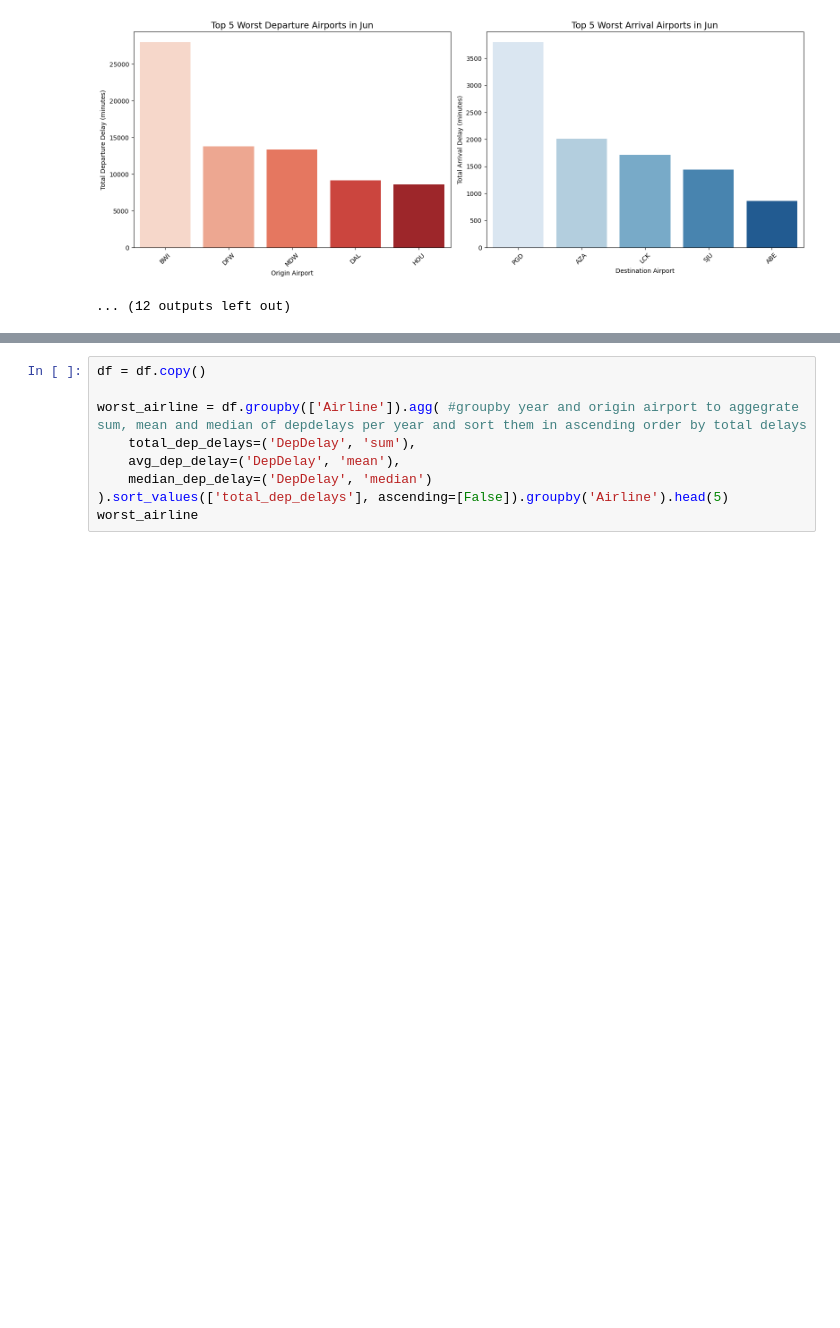
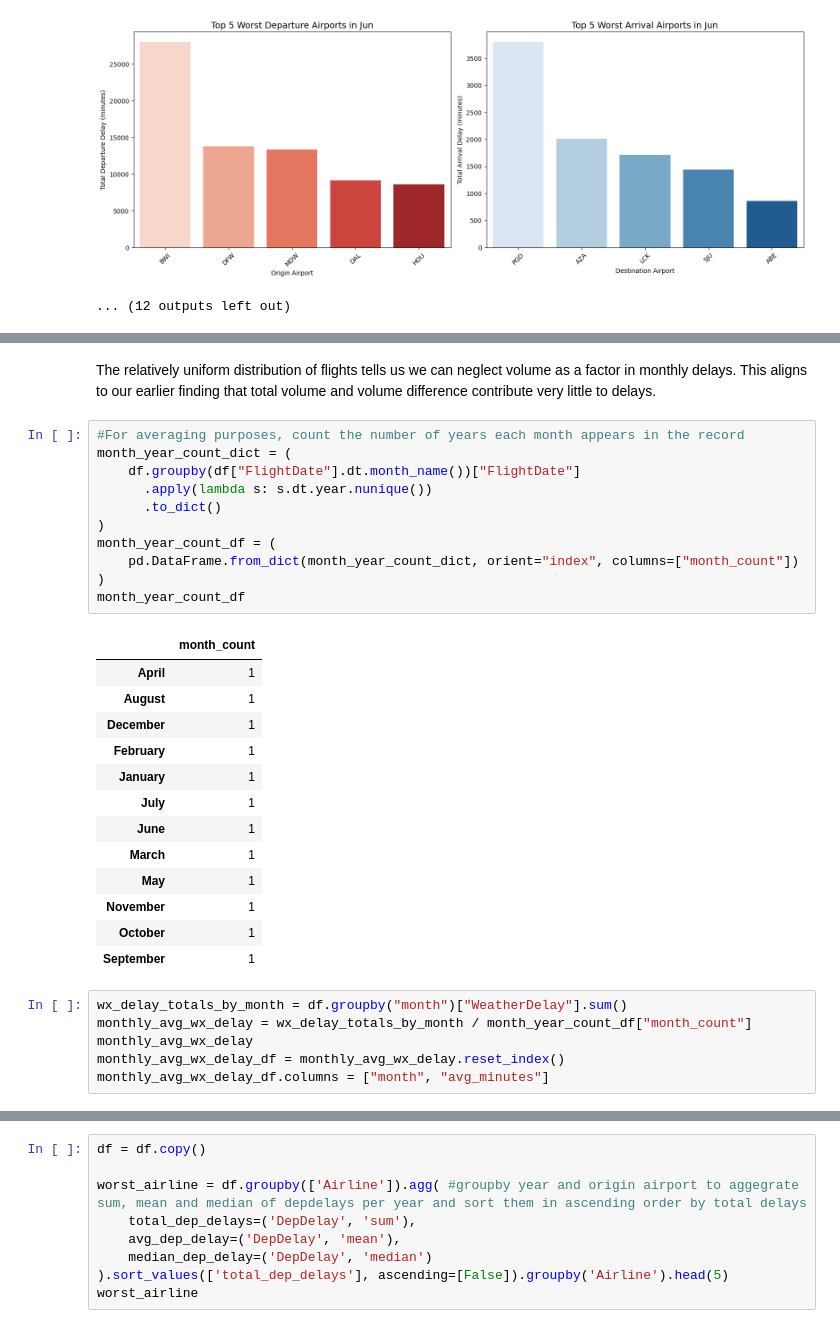
Before and after one commit to oubrando/eda-project, a Jupyter notebook: notebooks/airline_performance_project.ipynb, the cells around one changed output, grey strips where cells are left out. Saved outputs shown, nothing was run; the diff lists cells and outputs as text; blank space fills up the shorter version.

```diff
--- a/notebooks/airline_performance_project.ipynb
+++ b/notebooks/airline_performance_project.ipynb
@@ -1266,0 +1727,33 @@ We can confirm that consistenly, Dallas Fort-Worth International Airport has the
+# %% [markdown]
+The relatively uniform distribution of flights tells us we can neglect volume as a factor in monthly delays.  This aligns to our earlier finding that total volume and volume difference contribute very little to delays.
+# %%
+#For averaging purposes, count the number of years each month appears in the record
+month_year_count_dict = (
+    df.groupby(df["FlightDate"].dt.month_name())["FlightDate"]
+      .apply(lambda s: s.dt.year.nunique())
+      .to_dict()
+)
+month_year_count_df = (
+    pd.DataFrame.from_dict(month_year_count_dict, orient="index", columns=["month_count"])
+)
+month_year_count_df
+# %% [output]
+|  | month_count |
+| April | 1 |
+| August | 1 |
+| December | 1 |
+| February | 1 |
+| January | 1 |
+| July | 1 |
+| June | 1 |
+| March | 1 |
+| May | 1 |
+| November | 1 |
+| October | 1 |
+| September | 1 |
+# %%
+wx_delay_totals_by_month = df.groupby("month")["WeatherDelay"].sum()
+monthly_avg_wx_delay = wx_delay_totals_by_month / month_year_count_df["month_count"]
+monthly_avg_wx_delay
+monthly_avg_wx_delay_df = monthly_avg_wx_delay.reset_index()
+monthly_avg_wx_delay_df.columns = ["month", "avg_minutes"]
```
Also changed, not shown: parts of 189 cells of this notebook.
